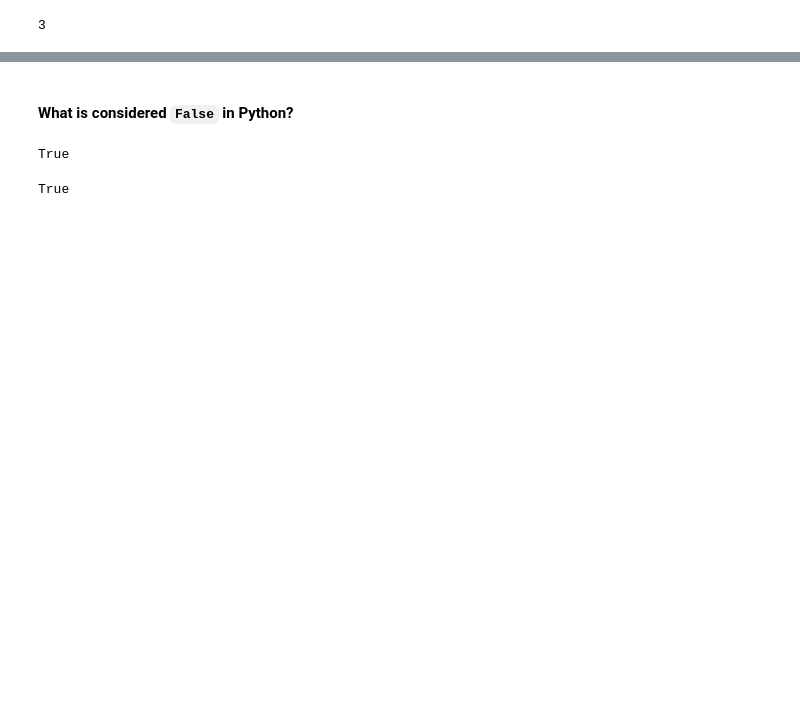
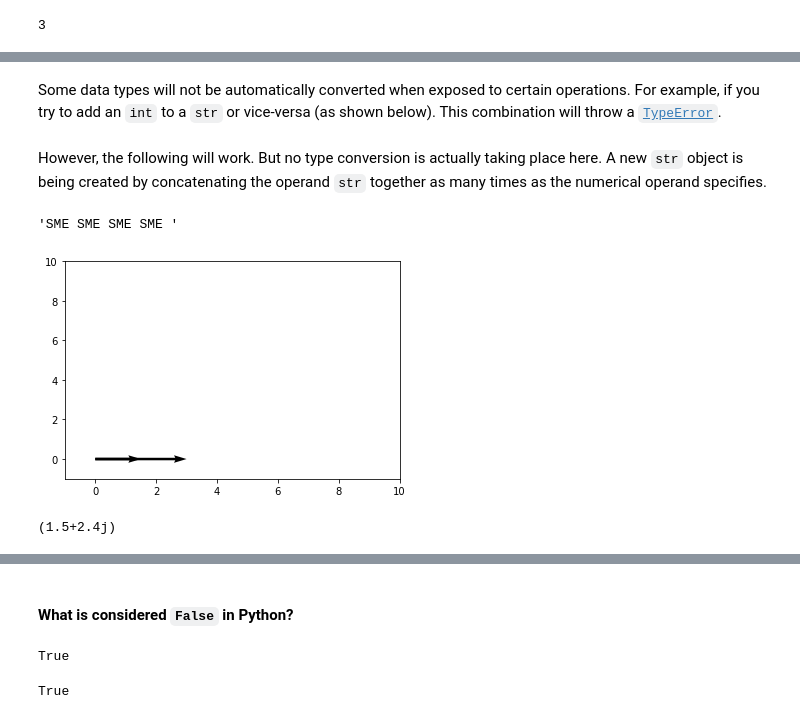
Before and after one commit to smevirtual/python_fundamentals_workshop, a Jupyter notebook: day1/Day 1.ipynb, the cells around one changed output, grey strips where cells are left out. Cells and saved outputs as stored; diff of their text form; code cells hidden in the pictures; blank space fills up the shorter version.

```diff
--- a/day1/Day 1.ipynb
+++ b/day1/Day 1.ipynb
@@ -239,0 +322,2 @@ TODO
+# %% [markdown]
+Some data types will not be automatically converted when exposed to certain operations. For example, if you try to add an `int` to a `str` or vice-versa (as shown below). This combination will throw a [`TypeError`](https://docs.python.org/3/library/exceptions.html#TypeError).
@@ -239,0 +328,6 @@ TODO
+# %% [markdown]
+However, the following will work. But no type conversion is actually taking place here. A new `str` object is being created by concatenating the operand `str` together as many times as the numerical operand specifies.
+# %%
+"SME " * 4
+# %% [output]
+'SME SME SME SME '
@@ -239,0 +339,35 @@ TODO
+# %%
+# Create vector equivalent of 1.5.
+original_vector = np.array([[0, 0, 1.5, 0]])
+# Multiply the original vector by 2.
+new_vector = np.multiply(original_vector, 2)
+# Un-zip the original vector into several names.
+x1, y1, u1, v1 = zip(*original_vector)
+# Un-zip the new vector into several names.
+x2, y2, u2, v2 = zip(*new_vector)
+# Create a new figure in memory (for later drawing and showing).
+plt.figure()
+# Get current axes on the figure.
+ax = plt.gca()
+# Add the first (original) vector to the figure (but do not yet draw it).
+ax.quiver(x1, y1, u1, v1, angles='xy', scale_units='xy', scale=1)
+# Add the second (new) vector to the figure (but do not yet draw it).
+ax.quiver(x2, y2, u2, v2, angles='xy', scale_units='xy', scale=1)
+# Set X-axis limits from -1 to 10.
+ax.set_xlim([-1, 10])
+# Set Y-axis limits from -1 to 10.
+ax.set_ylim([-1, 10])
+# Draw the vectors.
+plt.draw()
+# Show the figure.
+plt.show()
+# %% [output]
+[figure, added]
+# %%
+# Multiplication again.
+
+1.5+1.2j * 2
+
+# What is going on here?
+# %% [output]
+(1.5+2.4j)
```
Also changed, not shown: parts of 236 cells of this notebook, 27 other files.
